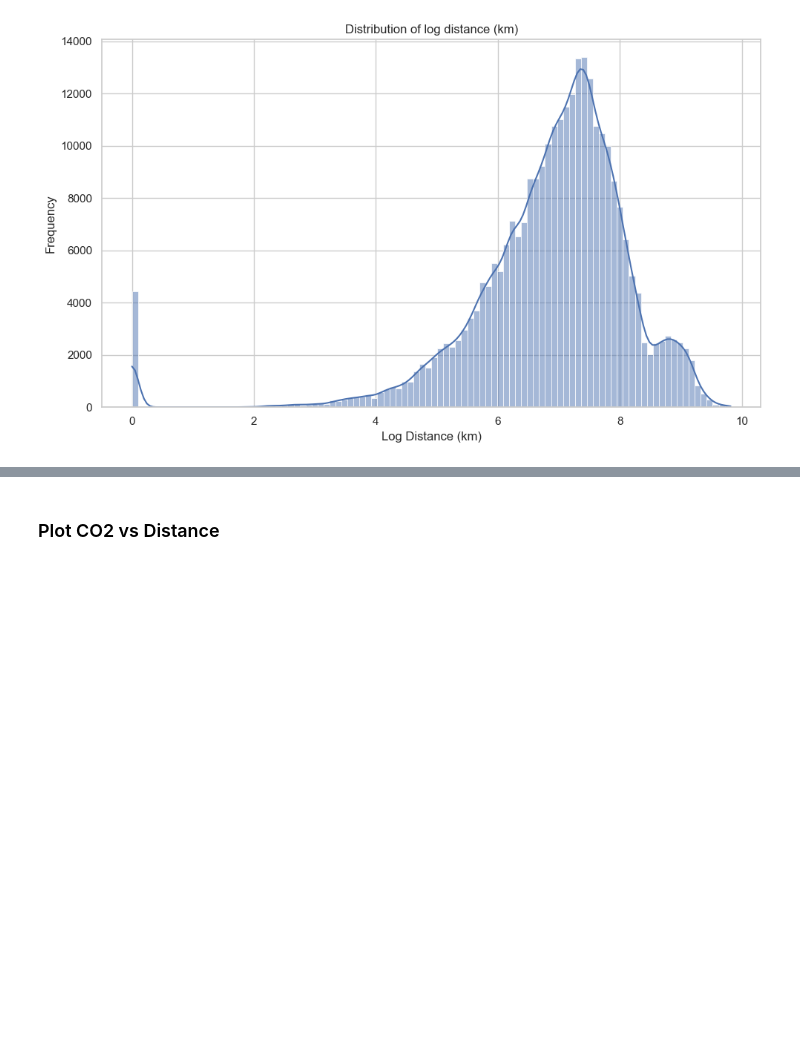
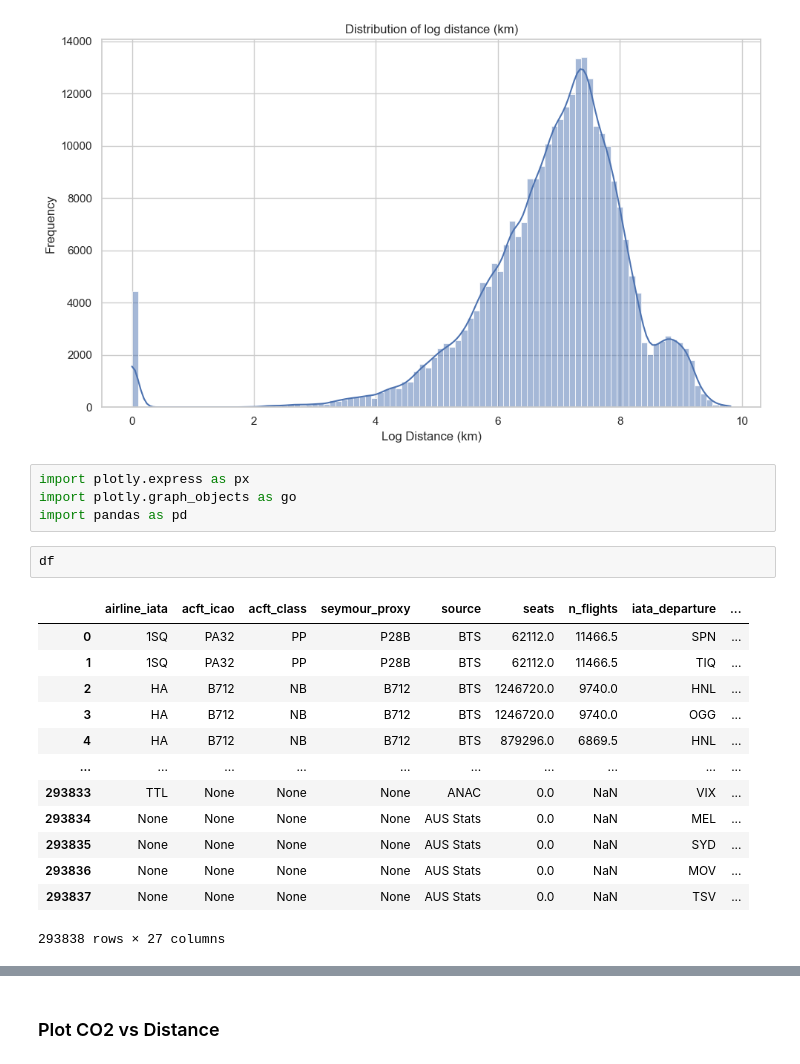
Before and after one commit to monatagelsir7/enivornmental_impact_of_aviation, a Jupyter notebook: EDA.ipynb, the cells around one changed output, grey strips where cells are left out. Cells and saved outputs as stored; diff of their text form; blank space fills up the shorter version.

```diff
--- a/EDA.ipynb
+++ b/EDA.ipynb
@@ -144,3 +145,23 @@ plt.tight_layout()
 plt.show()
 # %% [output]
 [figure]
+# %%
+import plotly.express as px
+import plotly.graph_objects as go
+import pandas as pd
+# %%
+df
+# %% [output]
+|  | airline_iata | acft_icao | acft_class | seymour_proxy | source | seats | n_flights | iata_departure | ... |
+| 0 | 1SQ | PA32 | PP | P28B | BTS | 62112.0 | 11466.5 | SPN | ... |
+| 1 | 1SQ | PA32 | PP | P28B | BTS | 62112.0 | 11466.5 | TIQ | ... |
+| 2 | HA | B712 | NB | B712 | BTS | 1246720.0 | 9740.0 | HNL | ... |
+| 3 | HA | B712 | NB | B712 | BTS | 1246720.0 | 9740.0 | OGG | ... |
+| 4 | HA | B712 | NB | B712 | BTS | 879296.0 | 6869.5 | HNL | ... |
+| ... | ... | ... | ... | ... | ... | ... | ... | ... | ... |
+| 293833 | TTL | None | None | None | ANAC | 0.0 | NaN | VIX | ... |
+| 293834 | None | None | None | None | AUS Stats | 0.0 | NaN | MEL | ... |
+| 293835 | None | None | None | None | AUS Stats | 0.0 | NaN | SYD | ... |
+| 293836 | None | None | None | None | AUS Stats | 0.0 | NaN | MOV | ... |
+| 293837 | None | None | None | None | AUS Stats | 0.0 | NaN | TSV | ... |
+293838 rows × 27 columns
```
Also changed, not shown: parts of 12 cells of this notebook, 1 other file.
